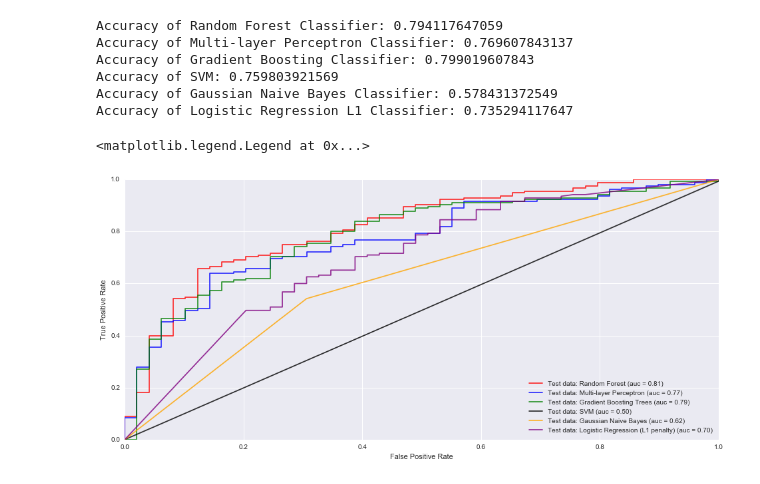
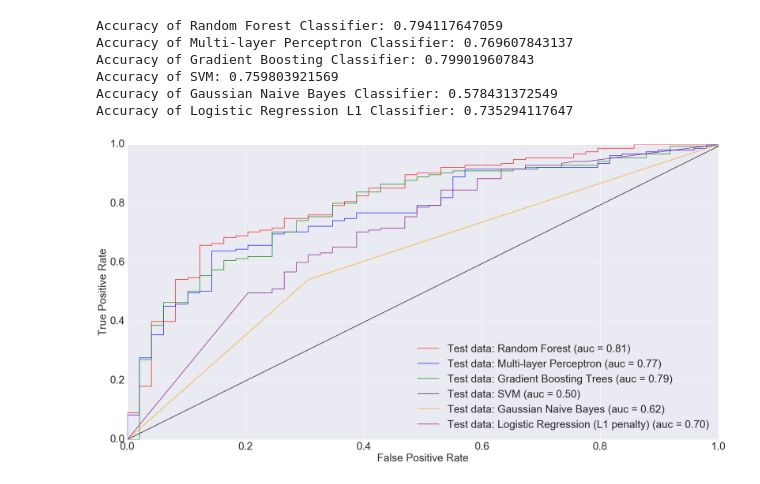
Before and after one commit to alifar76/baxter-diagnostic, a Jupyter notebook: src/Gever.ipynb, the cells around one changed output. Cells and saved outputs as stored; diff of their text form; code cells hidden in the pictures.

Commit message:
increased size of ROC plot

```diff
--- a/src/Gever.ipynb
+++ b/src/Gever.ipynb
@@ -96,28 +96,29 @@ Accuracy of Logistic Regression L1 Classifier: 0.735294117647
 # %%
 %matplotlib inline
 # Only 2-class problem
 cls = 0
 # Set figure size and plot layout
-figsize=(16,7)
+figsize=(30,15)
 f, ax = plt.subplots(1, 1, figsize=figsize)
 
 params = [(clf,'red',"Random Forest"),(clf2,'blue',"Multi-layer Perceptron"),(clf3,'green',"Gradient Boosting Trees"),
          (clf4,'black',"SVM"),(clf5,'orange','Gaussian Naive Bayes'),
          (clf6,'purple','Logistic Regression (L1 penalty)')]
 
 for x in params:
     y_true = Q[Q.argsort().index]
     y_prob = x[0].predict_proba(P.ix[Q.argsort().index,:])
     fpr, tpr, _ = roc_curve(y_true, y_prob[:, cls], pos_label=cls)
     roc_auc = roc_auc_score(y_true == cls, y_prob[:, cls])
     ax.plot(fpr, tpr, color=x[1], alpha=0.8,
     label='Test data: {} '
     '(auc = {:.2f})'.format(x[2] ,roc_auc))
 
 
-ax.set_xlabel('False Positive Rate')
-ax.set_ylabel('True Positive Rate')
-ax.legend(loc="lower right")
+ax.set_xlabel('False Positive Rate',fontsize=30)
+ax.set_ylabel('True Positive Rate',fontsize=30)
+ax.legend(loc="lower right",fontsize=30)
+ax.tick_params(axis='x', labelsize=30)
+ax.tick_params(axis='y', labelsize=30)
 # %% [output]
-<matplotlib.legend.Legend at 0x...>
-[figure, old version]
+[figure, new version]
```
Also changed, not shown: 1 other file.
